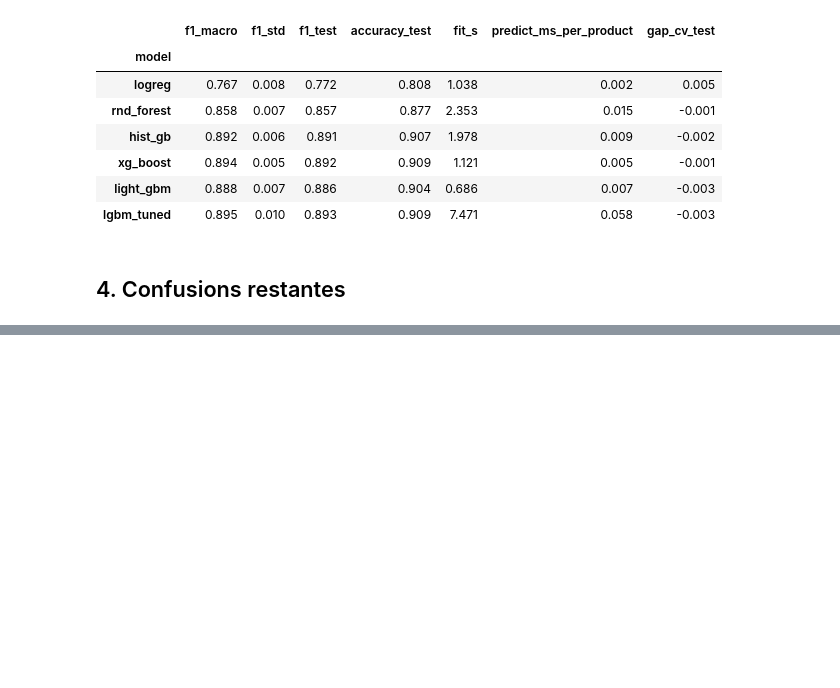
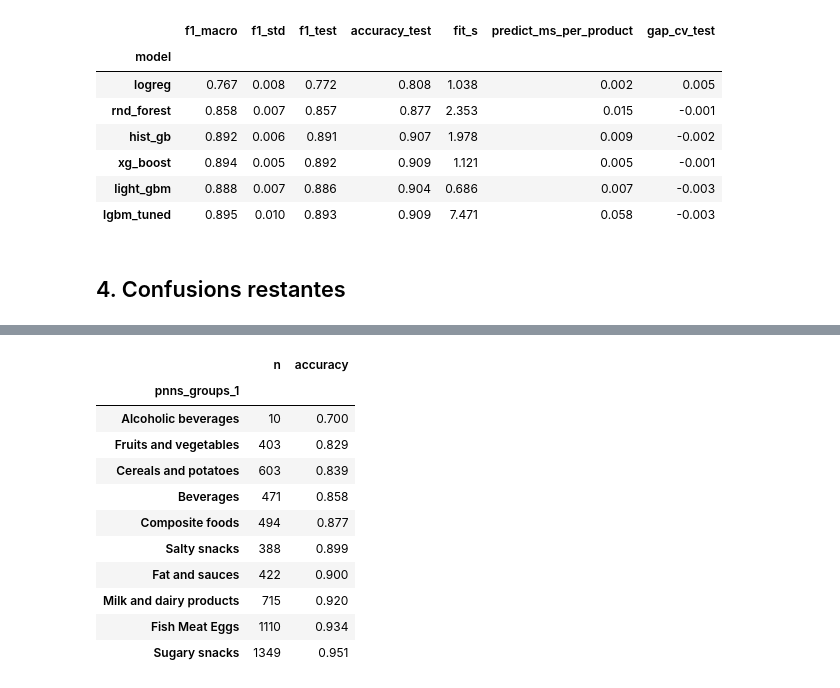
Before and after one commit to RedlineM2I/nutriscope, a Jupyter notebook: notebooks/methodes_ensemble.ipynb, the cells around one changed output, grey strips where cells are left out. Cells and saved outputs as stored; diff of their text form; code cells hidden in the pictures; blank space fills up the shorter version.

```diff
--- a/notebooks/methodes_ensemble.ipynb
+++ b/notebooks/methodes_ensemble.ipynb
@@ -355,0 +398,21 @@ display(final.round(3))
+# %%
+by_group = (
+    test.assign(correct=(y_test == best_pred))
+        .groupby("pnns_groups_1")
+        .agg(n=("correct", "size"), accuracy=("correct", "mean"))
+        .sort_values("accuracy")
+)
+display(by_group.round(3))
+# %% [output]
+|  | n | accuracy |
+| pnns_groups_1 |  |  |
+| Alcoholic beverages | 10 | 0.700 |
+| Fruits and vegetables | 403 | 0.829 |
+| Cereals and potatoes | 603 | 0.839 |
+| Beverages | 471 | 0.858 |
+| Composite foods | 494 | 0.877 |
+| Salty snacks | 388 | 0.899 |
+| Fat and sauces | 422 | 0.900 |
+| Milk and dairy products | 715 | 0.920 |
+| Fish Meat Eggs | 1110 | 0.934 |
+| Sugary snacks | 1349 | 0.951 |
```
Also changed, not shown: parts of 5 cells of this notebook, 1 other file.
